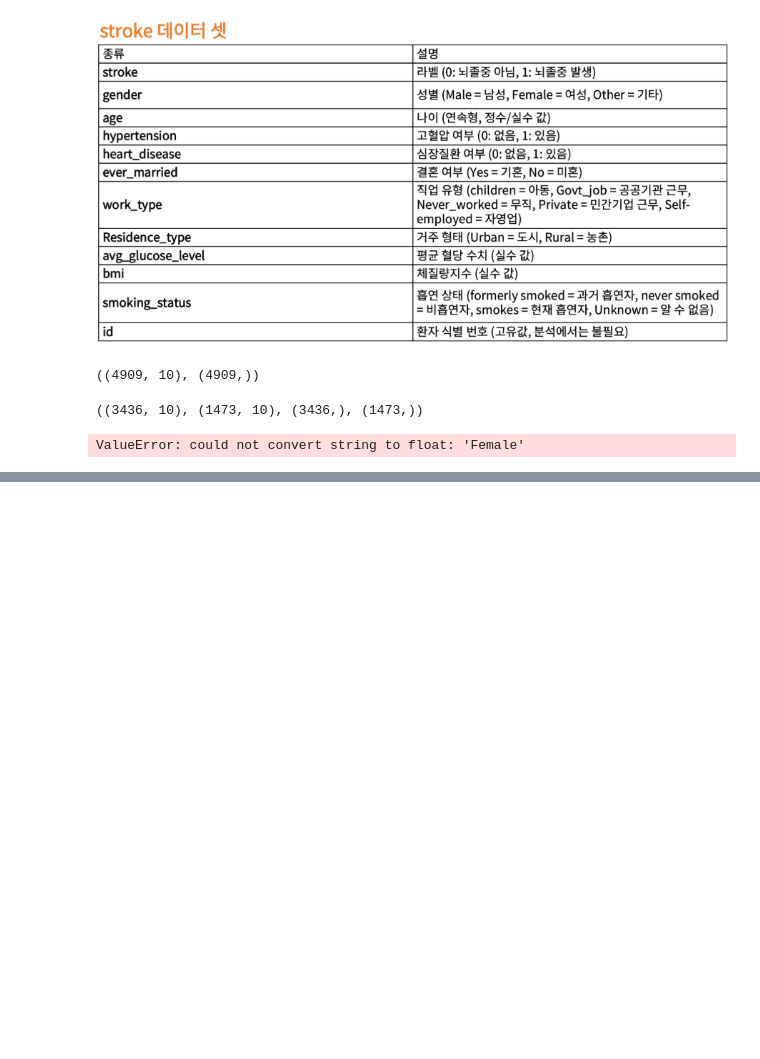
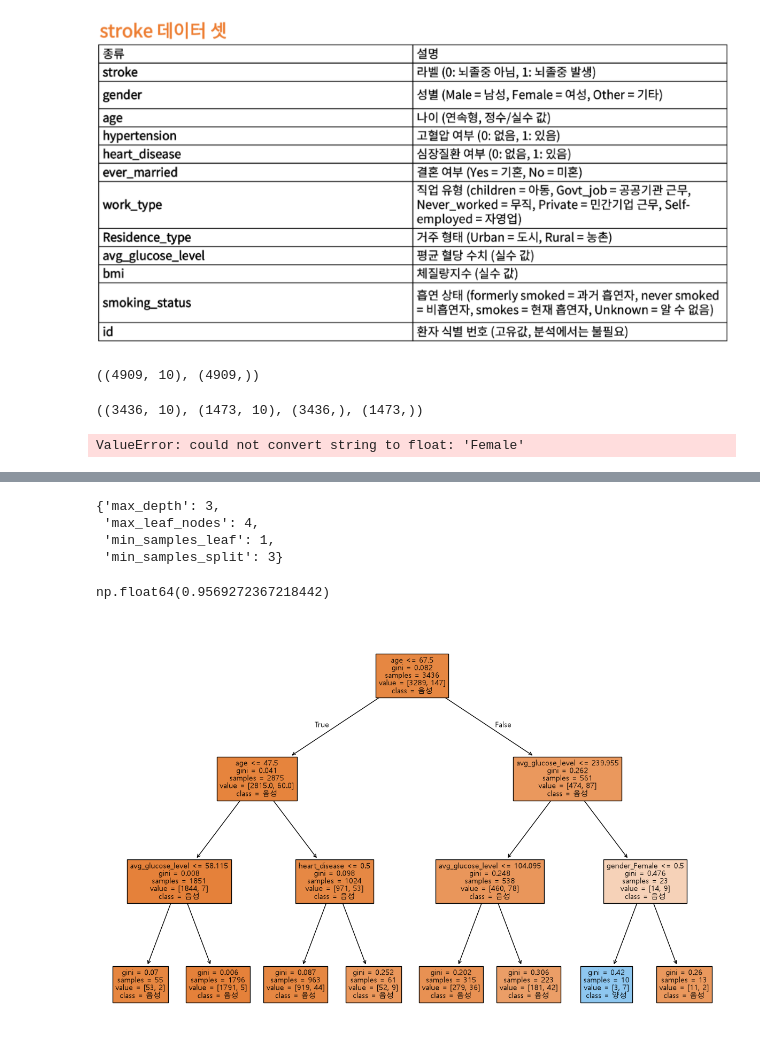
Before and after one commit to rlaj0730-design/python_study, a Jupyter notebook: jupyter_notebook/05.machine learning/ex02_뇌졸중분류(decisiontree).ipynb, the cells around one changed output, grey strips where cells are left out. Cells and saved outputs as stored; diff of their text form; code cells hidden in the pictures; blank space fills up the shorter version.

```diff
--- a/jupyter_notebook/05.machine learning/ex02_뇌졸중분류(decisiontree).ipynb
+++ b/jupyter_notebook/05.machine learning/ex02_뇌졸중분류(decisiontree).ipynb
@@ -93,0 +149,5 @@ ValueError: could not convert string to float: 'Female'
+# %%
+# 원핫인코딩 적용해보기
+# pd.get_dummies(적용대상, dtype = int)
+X_oh = pd.get_dummies(X, dtype = int)
+X_oh
@@ -93,0 +169,13 @@ ValueError: could not convert string to float: 'Female'
+# %%
+# 직접 모델 학습 시켜보기!!!
+# train/test 분리 -> 원핫인코딩 진행한 문제데이터, 정답데이터
+# 분리 도구 활용, 분리 비율 -> 7:3, 랜덤수 고정 17
+A = X_oh
+b = data['stroke']
+
+A_train, A_test, b_train, b_test = train_test_split(A, b, test_size = 0.3,random_state = 17)
+
+# 분리 후 데이터 모양 확인하기
+A_train.shape, A_test.shape, b_train.shape, b_test.shape
+# 훈련용 데이터 : 3436, 평가용 데이터 : 1473
+# 사용하는 입력 특성(컬럼) : 21
@@ -93,0 +184,8 @@ ValueError: could not convert string to float: 'Female'
+# %%
+# 모델 선택 및 (하이퍼파라미터 조정)
+# 의사결정나무 분류 모델
+
+# 모델 객세 생성(변수 넣기)
+dt_model = DecisionTreeClassifier(max_depth=3)
+# 모델 학습 -> fit()
+dt_model.fit(A_train, b_train)
@@ -93,0 +356,13 @@ ValueError: could not convert string to float: 'Female'
+# %%
+# 가장 높은 성능일때의 모델의 하이퍼파라미터 조합 확인
+grid.best_params_
+# %% [output]
+{'max_depth': 3,
+ 'max_leaf_nodes': 4,
+ 'min_samples_leaf': 1,
+ 'min_samples_split': 3}
+# %%
+# 가장 높은 성능 확인
+grid.best_score_
+# %% [output]
+np.float64(0.9569272367218442)
@@ -93,0 +376,14 @@ ValueError: could not convert string to float: 'Female'
+# %%
+# 도화지 크기 조정(최상단에 작성할 것!!)
+plt.figure(figsize = (15,10)) #(가로,세로)
+
+plot_tree(
+    dt_model, # 그릴 의사결정나무 모델
+    feature_names = X_oh.columns, # 특성 이름 지정
+    class_names = ['음성', '양성'], # 클래스 이름 지정
+    filled = True, # 노드 색상 채우기
+    fontsize = 10 # 글씨 쓰기
+)
+plt.show()
+# %% [output]
+[figure, added]
```
Also changed, not shown: parts of 33 cells of this notebook.
